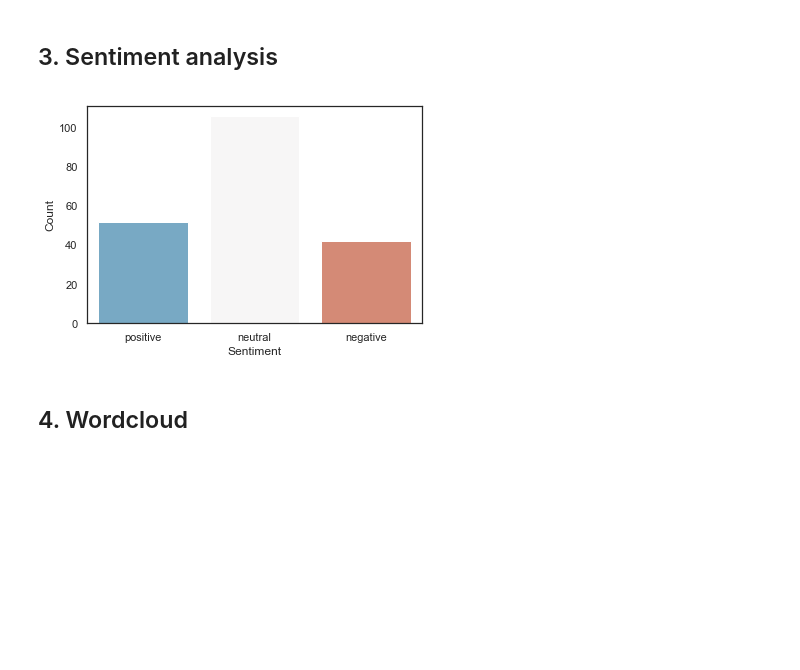
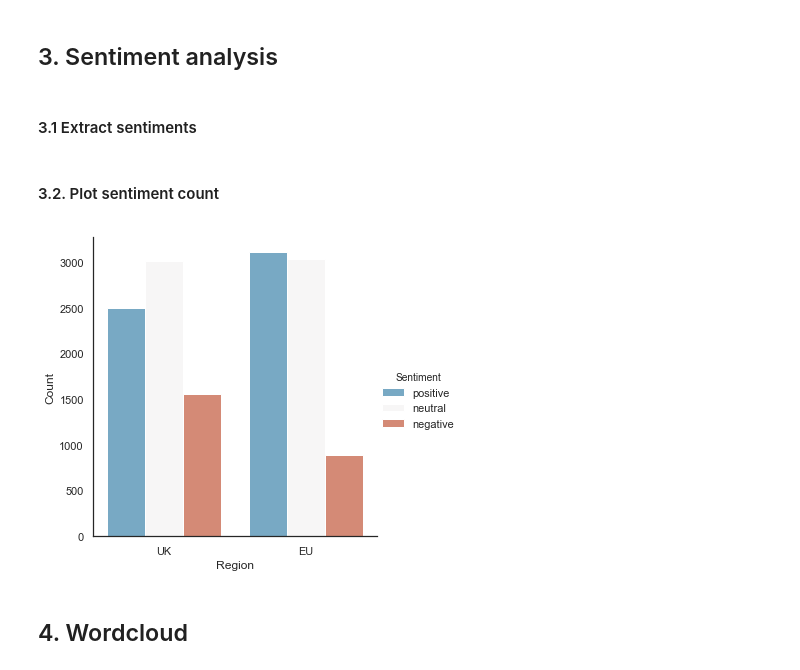
Before and after one commit to guillecg/twitter-streaming, a Jupyter notebook: twitter_example.ipynb, the cells around one changed output. Drawn from its saved outputs; the diff is of its cells as text; code cells hidden in the pictures; blank space fills up the shorter version.

Commit message:
Add maps and grid barplot

```diff
--- a/twitter_example.ipynb
+++ b/twitter_example.ipynb
@@ -80,2 +87,4 @@ res = list(res[:])[:200]
 # %% [markdown]
 ## 3. Sentiment analysis
+# %% [markdown]
+#### 3.1 Extract sentiments
@@ -82,25 +107,29 @@ res = list(res[:])[:200]
+# %% [markdown]
+#### 3.2. Plot sentiment count
 # %%
-analyser = SentimentAnalyser()
-
-clean_tweets = [analyser.clean_text(tweet['text']) for tweet in res]
-sentiments = [analyser.get_sentiment(tweet) for tweet in clean_tweets]
-sentiments_counter = Counter(sentiments)
-
 # Sort keys for the barplot palette
 key_order = ['positive', 'neutral', 'negative']
-sentiments_counter = {k : sentiments_counter[k] for k in key_order}
 
-# Sentiment plot
-sentiments_df = pd.DataFrame({
-    'Sentiment': list(sentiments_counter.keys()),
-    'Count': list(sentiments_counter.values()),
-})
-ax = sns.barplot(
-    x='Sentiment', y='Count', data=sentiments_df, palette='RdBu_r'
-)
-plt.show()
+sentiments_df = pd.DataFrame()
+
+for region in ['uk', 'eu']:
+    sentiments_counter = sentiments_dict[region]
+    sentiments_counter = {k : sentiments_counter[k] for k in key_order}
+
+    # Sentiment plot
+    new_df = pd.DataFrame({
+        'Sentiment': list(sentiments_counter.keys()),
+        'Count': list(sentiments_counter.values()),
+        'Region': region.upper()
+    })
+    sentiments_df = pd.concat([sentiments_df, new_df], axis=0)
-# %% [output]
-[figure, removed]
+# %%
+ax = sns.catplot(
+    x='Region', y='Count', hue='Sentiment',
+    data=sentiments_df, kind='bar', palette='RdBu_r'
+)
+# %% [output]
+[figure, added]
 # %% [markdown]
 ## 4. Wordcloud
 # %%
```
Also changed, not shown: parts of 10 cells of this notebook, 2 other files.
